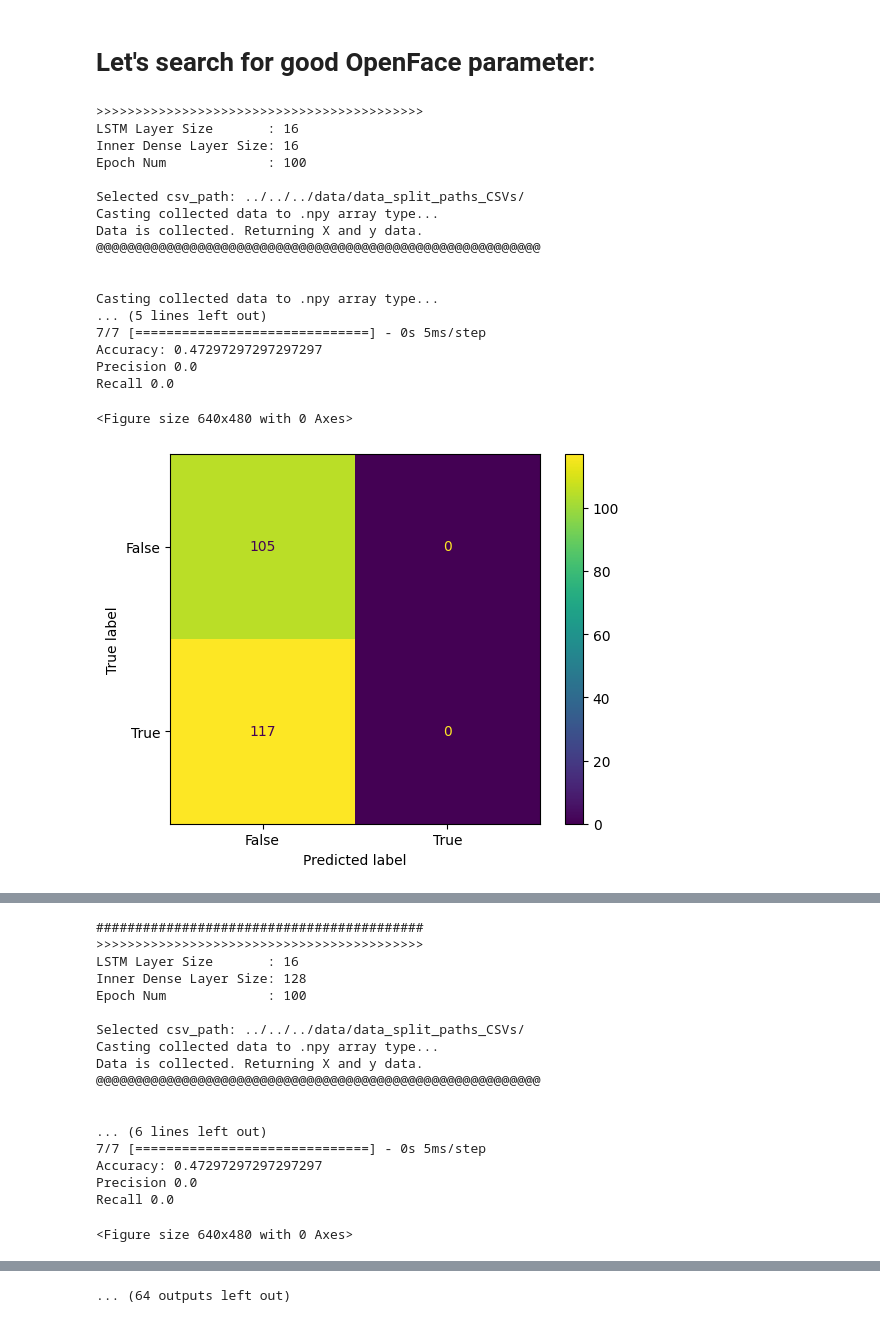
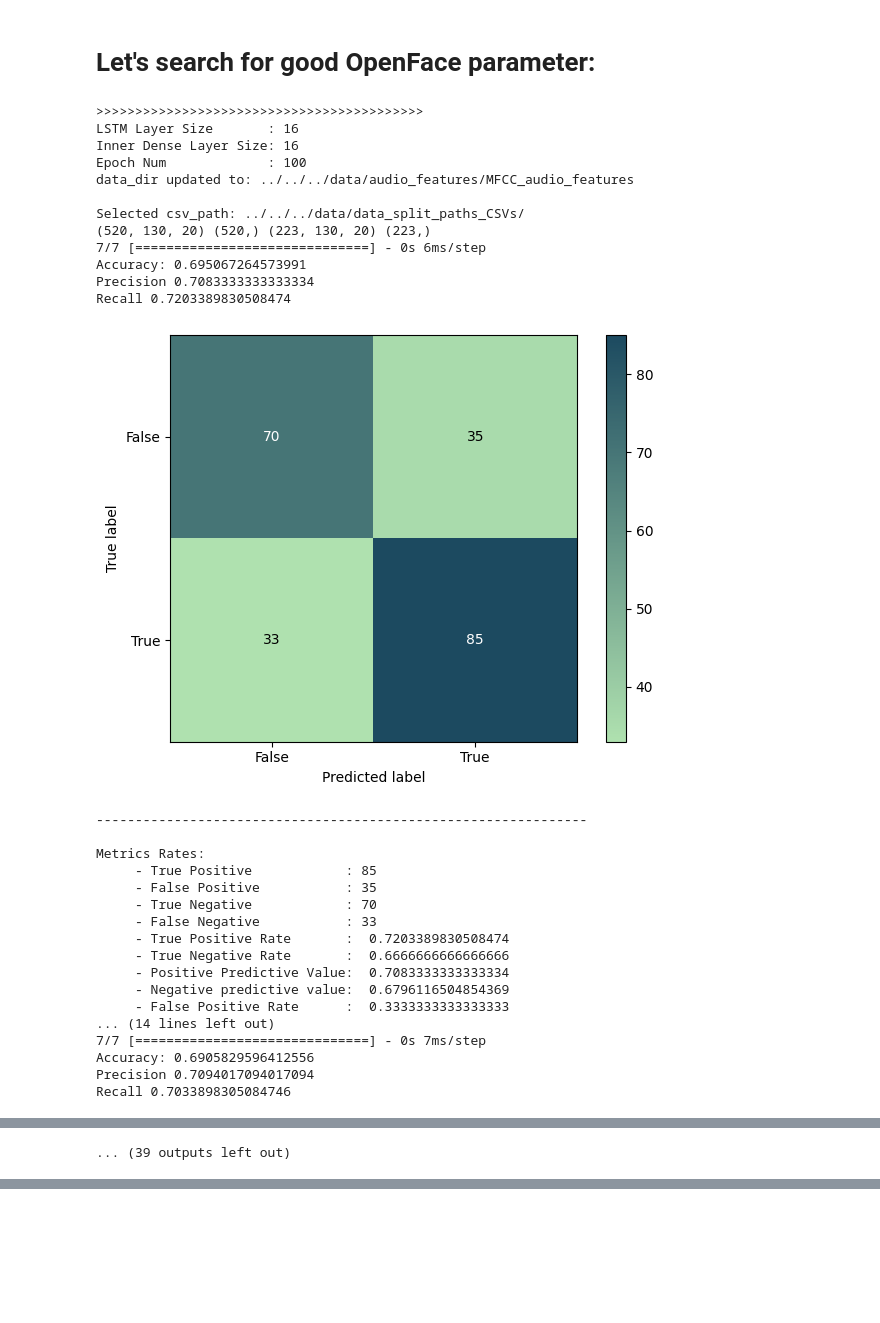
Before and after one commit to LevanSulimanov/DeceptionDetection_CAUT, a Jupyter notebook: Phase_2/3_Model_Codebase/LSTM_Model_Setup/tensorflow_LSTM_training_audio.ipynb, the cells around one changed output, grey strips where cells are left out. Cells and saved outputs as stored; diff of their text form; code cells hidden in the pictures; blank space fills up the shorter version.

```diff
--- a/Phase_2/3_Model_Codebase/LSTM_Model_Setup/tensorflow_LSTM_training_audio.ipynb
+++ b/Phase_2/3_Model_Codebase/LSTM_Model_Setup/tensorflow_LSTM_training_audio.ipynb
@@ -182,31 +186,42 @@ Metrics Rates:
 # %% [markdown]
 # Let's search for good OpenFace parameter:
 # %%
-LSTM_grid_search(data_mode="OpenFace",
-                 csv_path="../../../data/data_split_paths_CSVs/",
-                 data_dir="../../../data/visual_features/OpenFace/PyFeatOutput/OpenFace",
-                 lstm_feat_size_lst=[10, 30, 64, 100, 120, 150],
-                 inner_dense_layer_size_lst=[16, 32, 64, 128],
-                 epoch_num=100,
-                 approach_type="sequential",
-                 batch_size=32)
+LSTM_grid_search_Audio(csv_path="../../../data/data_split_paths_CSVs/",
+                       data_dir="../../../data/audio_features/",
+                       feature_type="MFCC",
+                       lstm_feat_size_lst=[16, 32, 64, 128, 256],
+                       inner_dense_layer_size_lst=[16, 32, 64, 128, 256],
+                       epoch_num=100,
+                       batch_size=32,
+                       verbose=False)
 # %% [output]
 >>>>>>>>>>>>>>>>>>>>>>>>>>>>>>>>>>>>>>>>>>
 LSTM Layer Size       : 16
 Inner Dense Layer Size: 16
 Epoch Num             : 100
+data_dir updated to: ../../../data/audio_features/MFCC_audio_features
 
 Selected csv_path: ../../../data/data_split_paths_CSVs/
-Casting collected data to .npy array type...
-Data is collected. Returning X and y data.
-@@@@@@@@@@@@@@@@@@@@@@@@@@@@@@@@@@@@@@@@@@@@@@@@@@@@@@@@@
-
-
-Casting collected data to .npy array type...
-... (5 lines left out)
-7/7 [==============================] - 0s 5ms/step
-Accuracy: 0.47297297297297297
-Precision 0.0
-Recall 0.0
+(520, 130, 20) (520,) (223, 130, 20) (223,)
+7/7 [==============================] - 0s 6ms/step
+Accuracy: 0.695067264573991
+Precision 0.7083333333333334
+Recall 0.7203389830508474
+[figure, new version]
-<Figure size 640x480 with 0 Axes>
+---------------------------------------------------------------
+
+Metrics Rates:
+     - True Positive            : 85
+     - False Positive           : 35
+     - True Negative            : 70
+     - False Negative           : 33
+     - True Positive Rate       :  0.7203389830508474
+     - True Negative Rate       :  0.6666666666666666
+     - Positive Predictive Value:  0.7083333333333334
+     - Negative predictive value:  0.6796116504854369
+     - False Positive Rate      :  0.3333333333333333
+... (14 lines left out)
+7/7 [==============================] - 0s 7ms/step
+Accuracy: 0.6905829596412556
+Precision 0.7094017094017094
+Recall 0.7033898305084746
-[figure, old version]
@@ -251,18 +301 @@ Recall 0.0
-##########################################
->>>>>>>>>>>>>>>>>>>>>>>>>>>>>>>>>>>>>>>>>>
-LSTM Layer Size       : 16
-Inner Dense Layer Size: 128
-Epoch Num             : 100
-
-Selected csv_path: ../../../data/data_split_paths_CSVs/
-Casting collected data to .npy array type...
-Data is collected. Returning X and y data.
-@@@@@@@@@@@@@@@@@@@@@@@@@@@@@@@@@@@@@@@@@@@@@@@@@@@@@@@@@
-
-
-... (6 lines left out)
-7/7 [==============================] - 0s 5ms/step
-Accuracy: 0.47297297297297297
-Precision 0.0
-Recall 0.0
+... (39 outputs left out)
-<Figure size 640x480 with 0 Axes>
@@ -270 +301,0 @@ Recall 0.0
-... (64 outputs left out)
```
Also changed, not shown: parts of 2 cells of this notebook, 1 other file.
